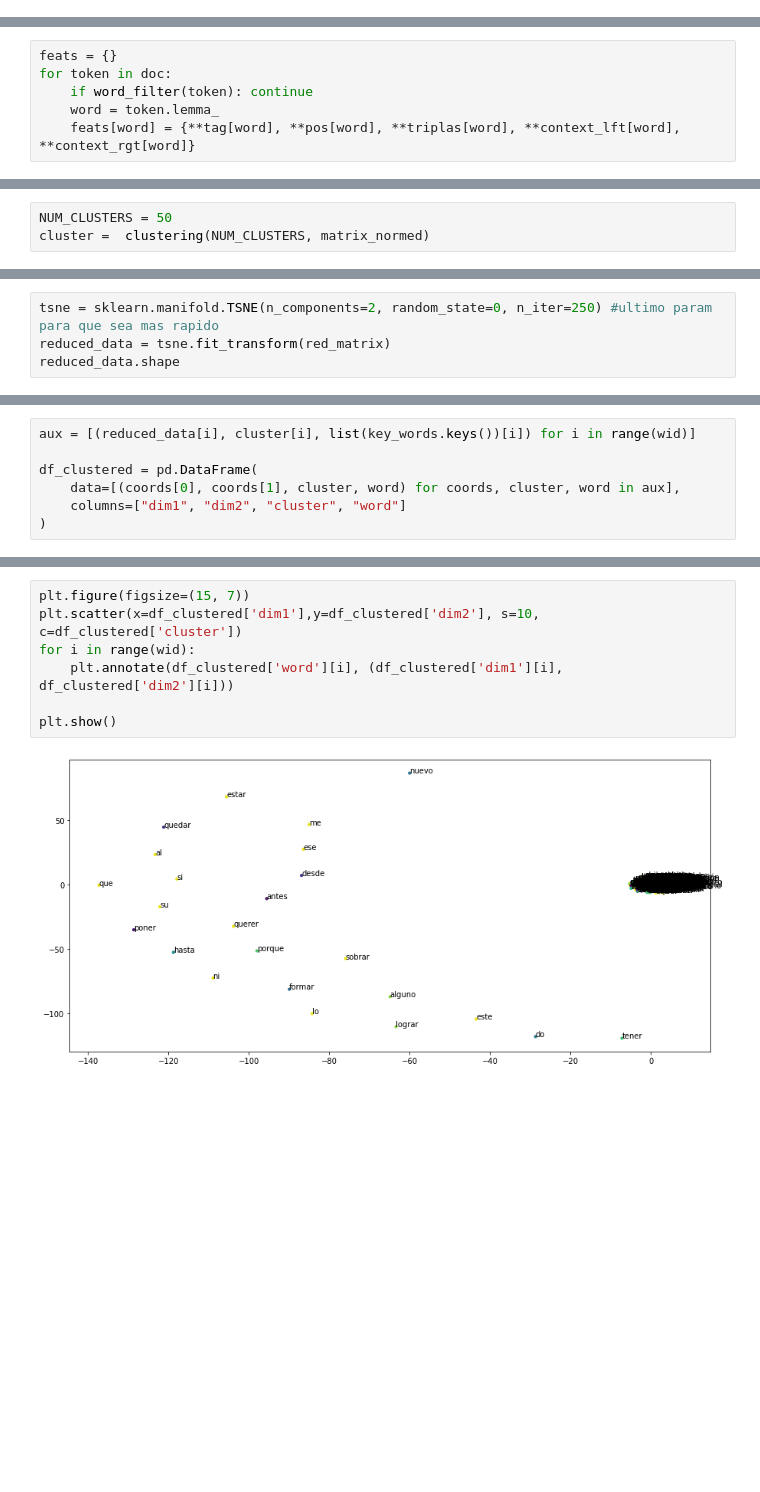
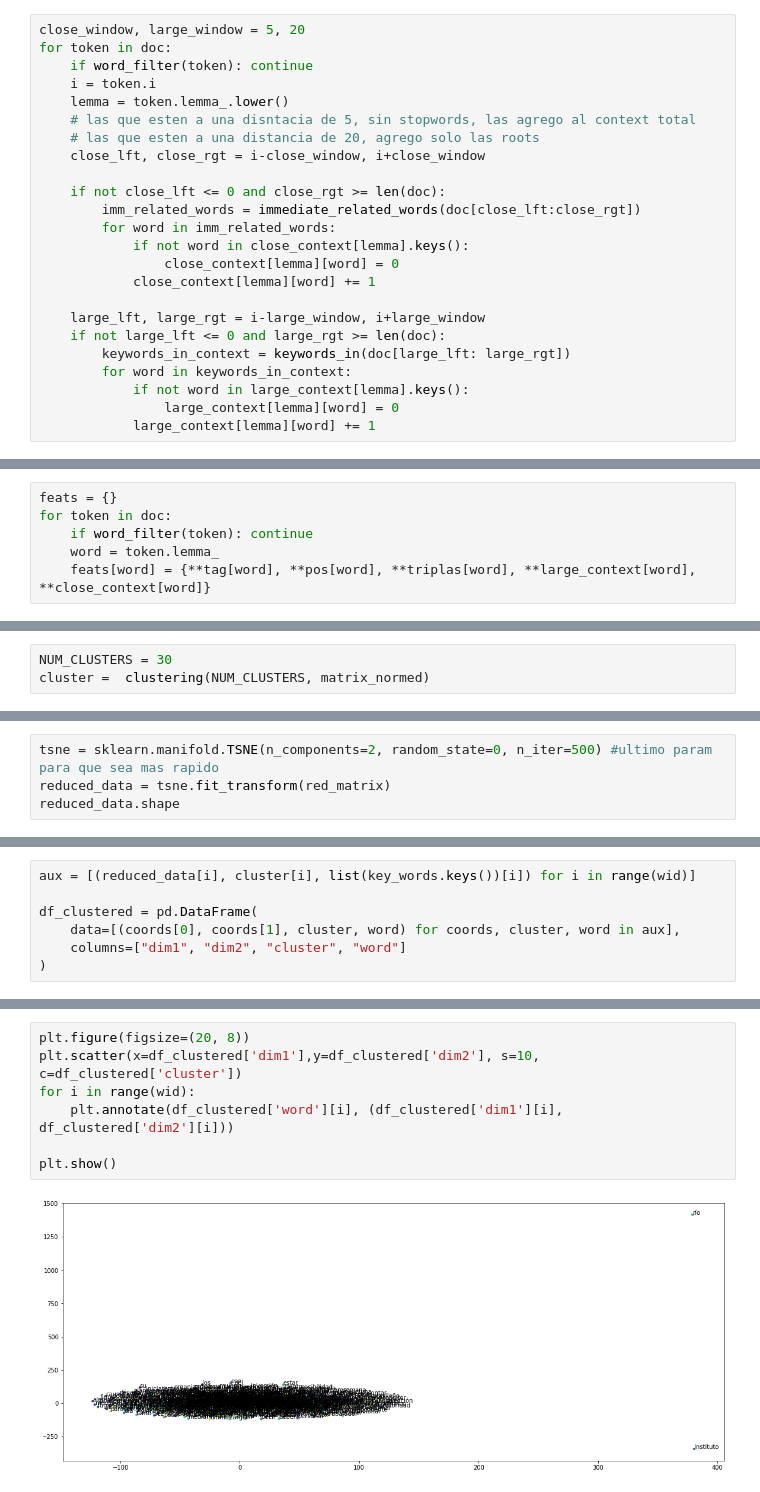
Before and after one commit to NazaGara/clustering-tm, a Jupyter notebook: clustering.ipynb, the cells around one changed output, grey strips where cells are left out. Drawn from its saved outputs; the diff is of its cells as text; blank space fills up the shorter version.

Commit message:
upgrade with large and close contexts

```diff
--- a/clustering.ipynb
+++ b/clustering.ipynb
@@ -163,0 +159,24 @@ context_rgt
+# %%
+close_window, large_window = 5, 20
+for token in doc:
+    if word_filter(token): continue
+    i = token.i
+    lemma = token.lemma_.lower()
+    # las que esten a una disntacia de 5, sin stopwords, las agrego al context total
+    # las que esten a una distancia de 20, agrego solo las roots
+    close_lft, close_rgt = i-close_window, i+close_window
+
+    if not close_lft <= 0 and close_rgt >= len(doc):
+        imm_related_words = immediate_related_words(doc[close_lft:close_rgt])
+        for word in imm_related_words:
+            if not word in close_context[lemma].keys():
+                close_context[lemma][word] = 0
+            close_context[lemma][word] += 1
+
+    large_lft, large_rgt = i-large_window, i+large_window
+    if not large_lft <= 0 and large_rgt >= len(doc):
+        keywords_in_context = keywords_in(doc[large_lft: large_rgt])
+        for word in keywords_in_context:
+            if not word in large_context[lemma].keys():
+                large_context[lemma][word] = 0
+            large_context[lemma][word] += 1
@@ -170,4 +191,4 @@ feats = {}
 for token in doc:
     if word_filter(token): continue
     word = token.lemma_
-    feats[word] = {**tag[word], **pos[word], **triplas[word], **context_lft[word], **context_rgt[word]}
+    feats[word] = {**tag[word], **pos[word], **triplas[word], **large_context[word], **close_context[word]}
@@ -216,7 +239,7 @@ def clustering(k, matrix):
     #kmeans.fit(matrix)
     return clusters
 # %%
-NUM_CLUSTERS = 50
+NUM_CLUSTERS = 30
 cluster =  clustering(NUM_CLUSTERS, matrix_normed)
 # %%
 #printer
@@ -244,5 +267,5 @@ for i in range(NUM_CLUSTERS):
 # %%
-tsne = sklearn.manifold.TSNE(n_components=2, random_state=0, n_iter=250) #ultimo param para que sea mas rapido
+tsne = sklearn.manifold.TSNE(n_components=2, random_state=0, n_iter=500) #ultimo param para que sea mas rapido
 reduced_data = tsne.fit_transform(red_matrix)
 reduced_data.shape
 # %% [output]
@@ -280,9 +310,9 @@ df_clustered.head(5)
 # %%
-plt.figure(figsize=(15, 7))
+plt.figure(figsize=(20, 8))
 plt.scatter(x=df_clustered['dim1'],y=df_clustered['dim2'], s=10, c=df_clustered['cluster'])
 for i in range(wid):
     plt.annotate(df_clustered['word'][i], (df_clustered['dim1'][i], df_clustered['dim2'][i]))
 
 plt.show()
 # %% [output]
-[figure, old version]
+[figure, new version]
```
Also changed, not shown: parts of 17 cells of this notebook, 3 other files.
